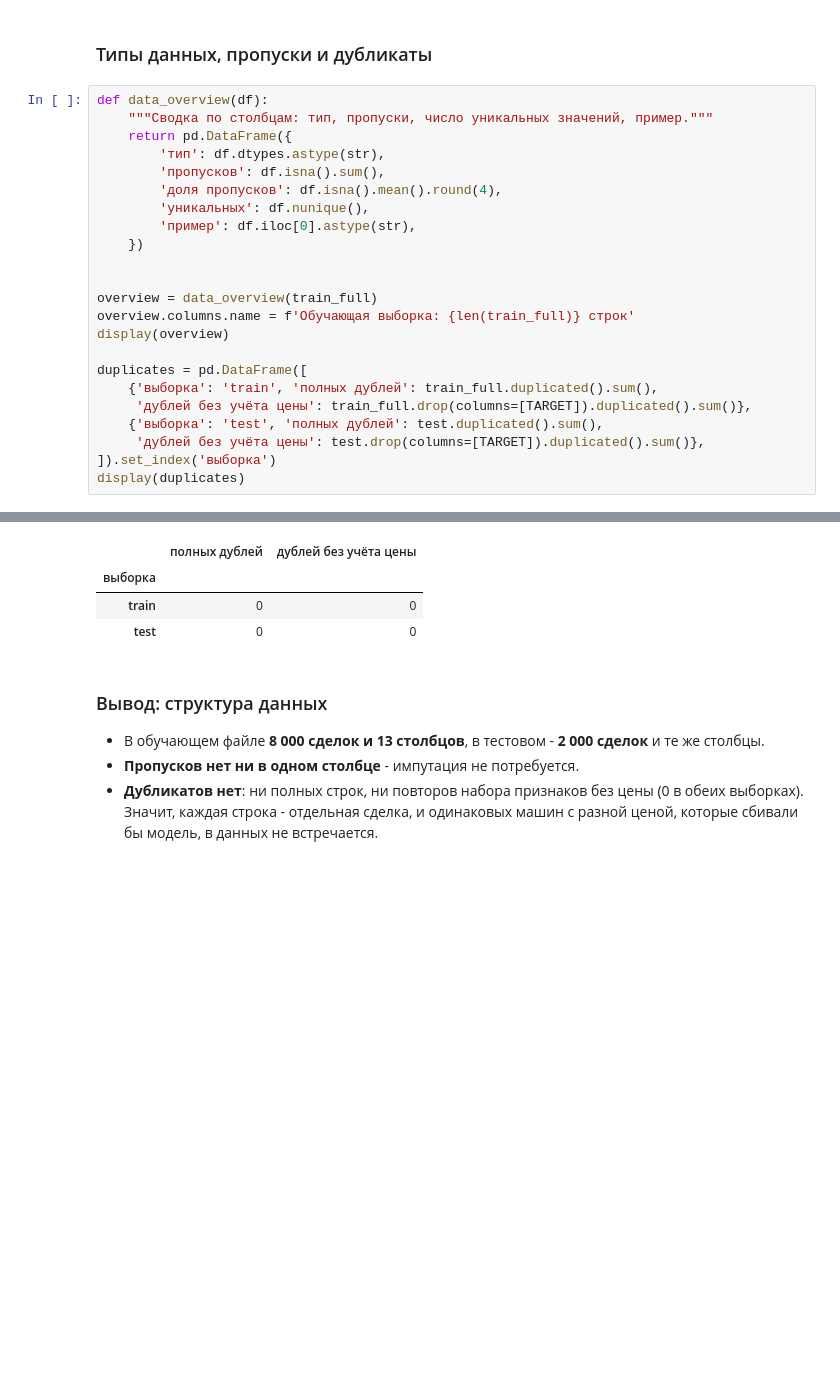
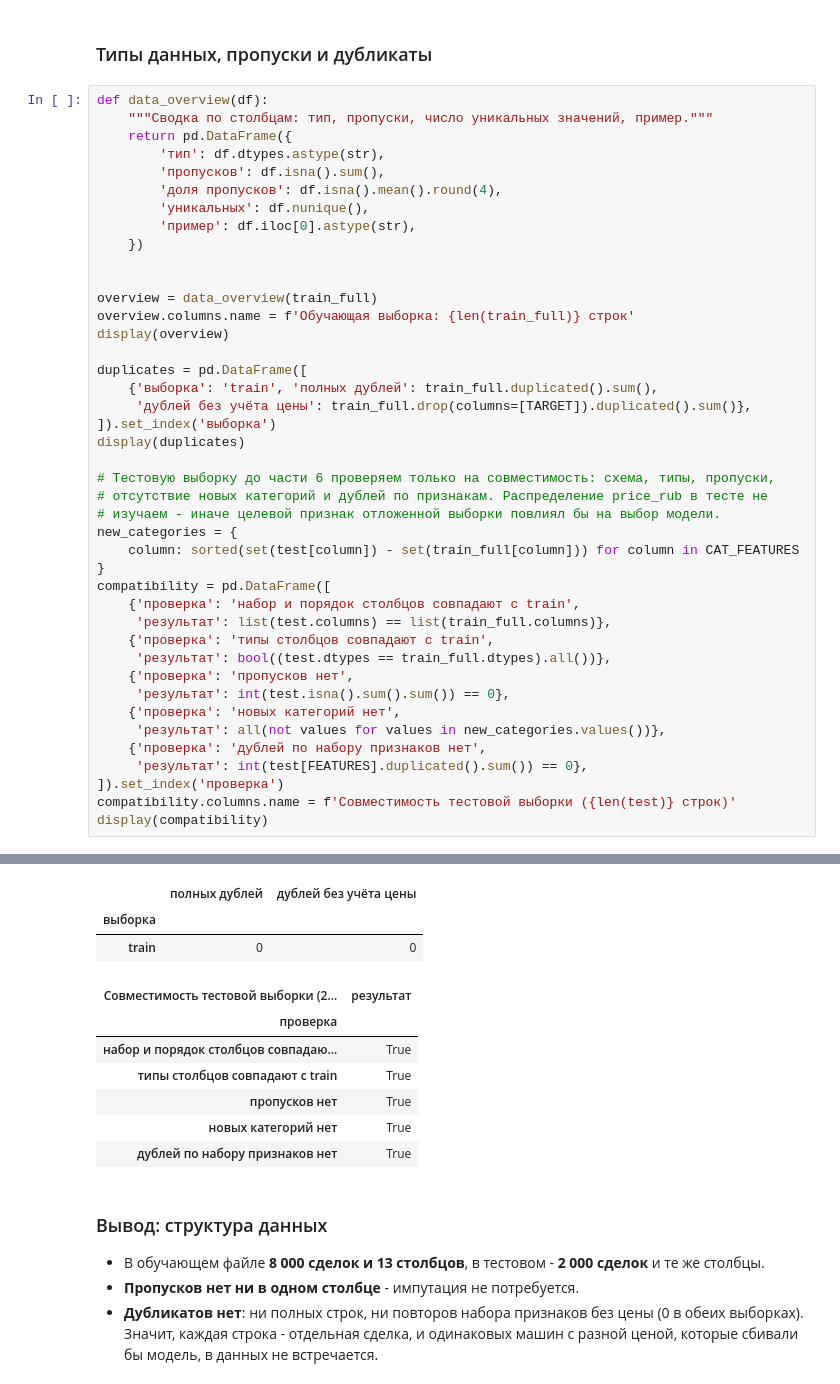
Before and after one commit to sergeyshmagin/MLDS, a Jupyter notebook: 51c3ffbf-518e-4434-b5db-bf800092ea64.ipynb, the cells around one changed output, grey strips where cells are left out. Saved outputs shown, nothing was run; the diff lists cells and outputs as text; blank space fills up the shorter version.

```diff
--- a/51c3ffbf-518e-4434-b5db-bf800092ea64.ipynb
+++ b/51c3ffbf-518e-4434-b5db-bf800092ea64.ipynb
@@ -260,36 +321,61 @@ def data_overview(df):
     })
 
 
 overview = data_overview(train_full)
 overview.columns.name = f'Обучающая выборка: {len(train_full)} строк'
 display(overview)
 
 duplicates = pd.DataFrame([
     {'выборка': 'train', 'полных дублей': train_full.duplicated().sum(),
      'дублей без учёта цены': train_full.drop(columns=[TARGET]).duplicated().sum()},
-    {'выборка': 'test', 'полных дублей': test.duplicated().sum(),
-     'дублей без учёта цены': test.drop(columns=[TARGET]).duplicated().sum()},
 ]).set_index('выборка')
 display(duplicates)
+
+# Тестовую выборку до части 6 проверяем только на совместимость: схема, типы, пропуски,
+# отсутствие новых категорий и дублей по признакам. Распределение price_rub в тесте не
+# изучаем - иначе целевой признак отложенной выборки повлиял бы на выбор модели.
+new_categories = {
+    column: sorted(set(test[column]) - set(train_full[column])) for column in CAT_FEATURES
+}
+compatibility = pd.DataFrame([
+    {'проверка': 'набор и порядок столбцов совпадают с train',
+     'результат': list(test.columns) == list(train_full.columns)},
+    {'проверка': 'типы столбцов совпадают с train',
+     'результат': bool((test.dtypes == train_full.dtypes).all())},
+    {'проверка': 'пропусков нет',
+     'результат': int(test.isna().sum().sum()) == 0},
+    {'проверка': 'новых категорий нет',
+     'результат': all(not values for values in new_categories.values())},
+    {'проверка': 'дублей по набору признаков нет',
+     'результат': int(test[FEATURES].duplicated().sum()) == 0},
+]).set_index('проверка')
+compatibility.columns.name = f'Совместимость тестовой выборки ({len(test)} строк)'
+display(compatibility)
 # %% [output]
 | Обучающая выборка: 8000 строк | тип | пропусков | доля пропусков | уникальных | пример |
 | make_year | int64 | 0 | 0.0 | 29 | 2002 |
 | mileage_kmpl | float64 | 0 | 0.0 | 2108 | 9.7 |
 | engine_cc | int64 | 0 | 0.0 | 10 | 1800 |
 | fuel_type | object | 0 | 0.0 | 3 | Diesel |
 | owner_count | int64 | 0 | 0.0 | 5 | 2 |
 | brand | object | 0 | 0.0 | 10 | Hyundai |
 | transmission | object | 0 | 0.0 | 2 | Manual |
 | color | object | 0 | 0.0 | 6 | Silver |
 | service_history | object | 0 | 0.0 | 3 | Partial |
 | accidents_reported | int64 | 0 | 0.0 | 6 | 0 |
 | insurance_valid | object | 0 | 0.0 | 2 | No |
 | price_rub | int64 | 0 | 0.0 | 7929 | 242073 |
 | region | object | 0 | 0.0 | 6 | Урал |
 |  | полных дублей | дублей без учёта цены |
 | выборка |  |  |
 | train | 0 | 0 |
-| test | 0 | 0 |
+| Совместимость тестовой выборки (2... | результат |
+| проверка |  |
+| набор и порядок столбцов совпадаю... | True |
+| типы столбцов совпадают с train | True |
+| пропусков нет | True |
+| новых категорий нет | True |
+| дублей по набору признаков нет | True |
 # %% [markdown]
 ### Вывод: структура данных
 
```
Also changed, not shown: parts of 39 cells of this notebook, 2 other files.
